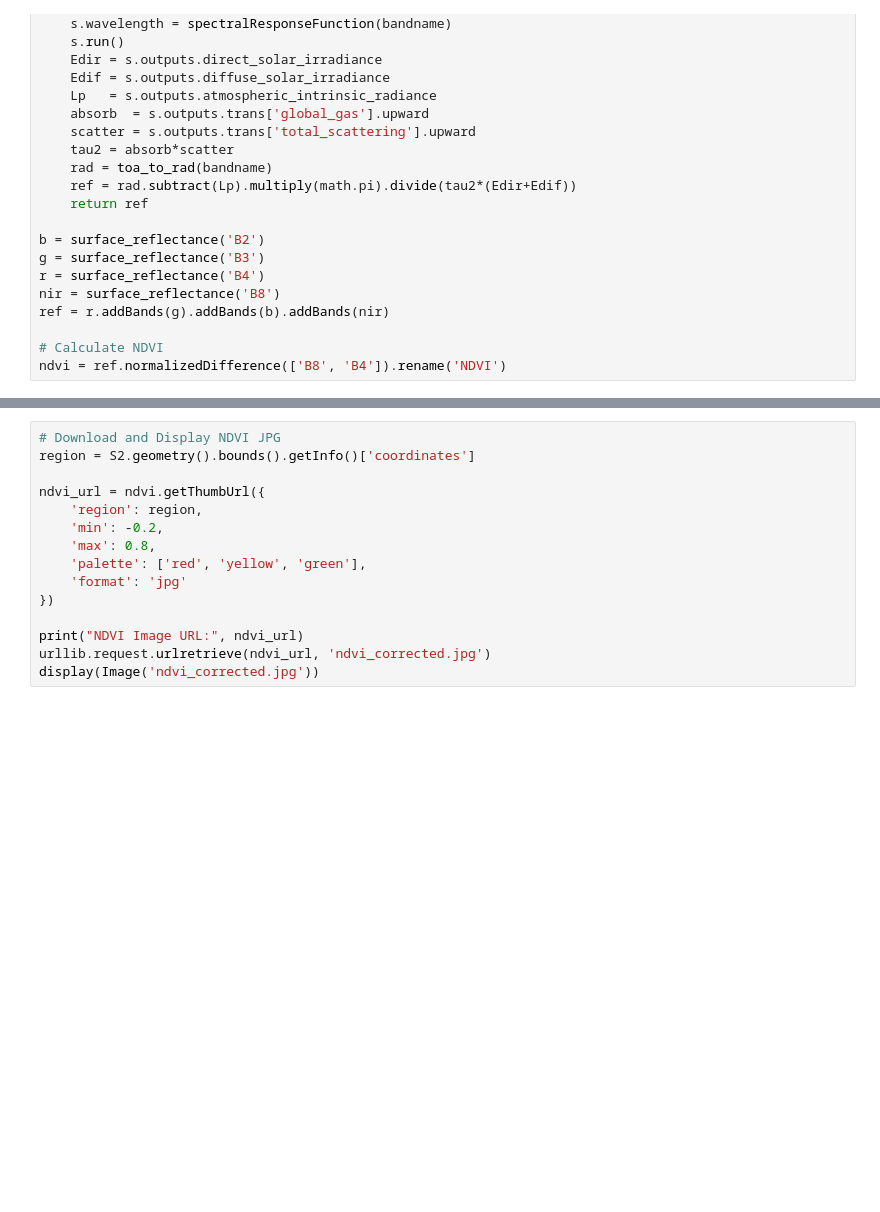
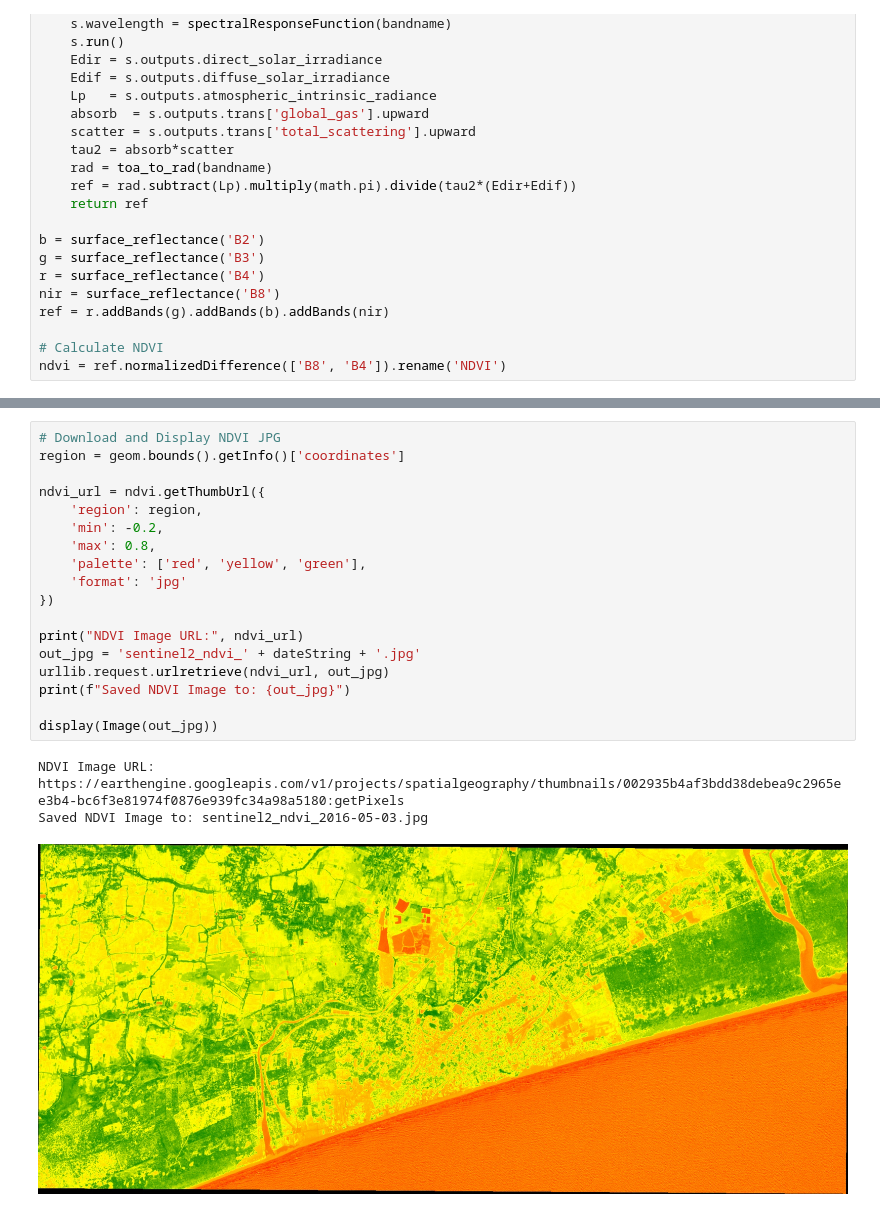
Before and after one commit to pulakeshpradhan/sentinel2_atmospheric_correction, a Jupyter notebook: sentinel2-atmospheric-correction-py6s.ipynb, the cells around one changed output, grey strips where cells are left out. Drawn from its saved outputs; the diff is of its cells as text; blank space fills up the shorter version.

Commit message:
Update notebook to download local TIF and NDVI via geemap

```diff
--- a/sentinel2-atmospheric-correction-py6s.ipynb
+++ b/sentinel2-atmospheric-correction-py6s.ipynb
@@ -160,15 +167,22 @@ export_drive.start()
 # %%
 # Download and Display NDVI JPG
-region = S2.geometry().bounds().getInfo()['coordinates']
+region = geom.bounds().getInfo()['coordinates']
 
 ndvi_url = ndvi.getThumbUrl({
     'region': region,
     'min': -0.2,
     'max': 0.8,
     'palette': ['red', 'yellow', 'green'],
     'format': 'jpg'
 })
 
 print("NDVI Image URL:", ndvi_url)
-urllib.request.urlretrieve(ndvi_url, 'ndvi_corrected.jpg')
-display(Image('ndvi_corrected.jpg'))
+out_jpg = 'sentinel2_ndvi_' + dateString + '.jpg'
+urllib.request.urlretrieve(ndvi_url, out_jpg)
+print(f"Saved NDVI Image to: {out_jpg}")
+
+display(Image(out_jpg))
+# %% [output]
+NDVI Image URL: https://earthengine.googleapis.com/v1/projects/spatialgeography/thumbnails/002935b4af3bdd38debea9c2965ee3b4-bc6f3e81974f0876e939fc34a98a5180:getPixels
+Saved NDVI Image to: sentinel2_ndvi_2016-05-03.jpg
+[figure, added]
```
Also changed, not shown: parts of 5 cells of this notebook.
